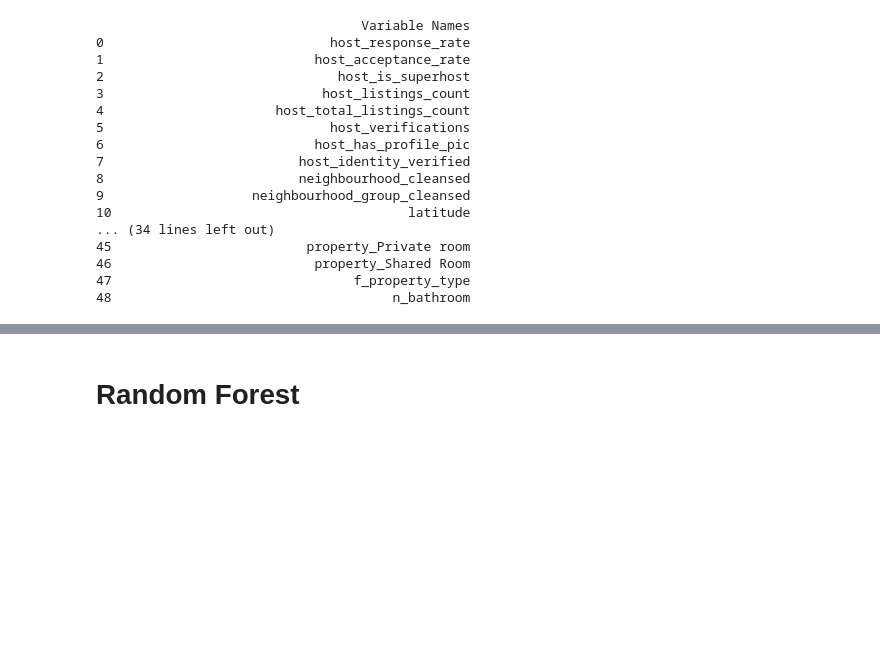
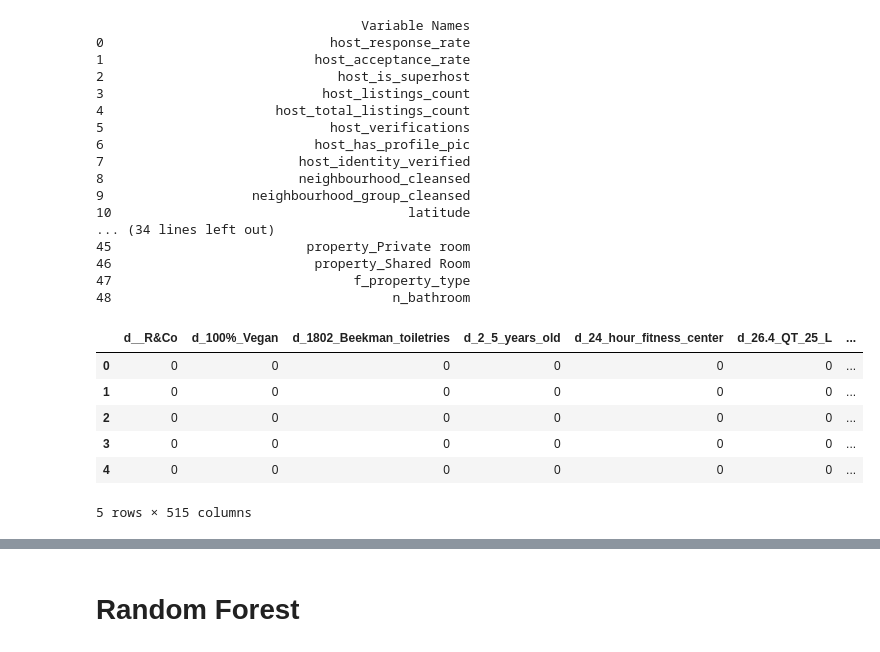
Before and after one commit to Jacopo21/AirbPrice_ML, a Jupyter notebook: vu_apr.ipynb, the cells around one changed output, grey strips where cells are left out. Drawn from its saved outputs; the diff is of its cells as text; code cells hidden in the pictures; blank space fills up the shorter version.

```diff
--- a/vu_apr.ipynb
+++ b/vu_apr.ipynb
@@ -44,6 +44,10 @@ for binary in [
 
 data_apr["f_property_type"] = data_apr["property_type"].astype("category")
 data_apr['n_bathroom'] = data_apr['bathrooms_text'].str.extract('(\d+\.?\d*)').astype(float)
+# %%
+#Assign median values to missing ones
+
+data_apr["n_review_scores_value"].fillna(data_apr["n_review_scores_value"].mean(), inplace=True)
 # %%
 variable_names = data_apr.columns.tolist()
 variable_table = pd.DataFrame(variable_names, columns=["Variable Names"])
@@ -134,3 +138,13 @@ dummies = data_apr['amenities'].str.join('|').str.get_dummies()
 dummies.columns = "d_" + dummies.columns.str.replace('/', '_').str.replace(' ', '_').str.replace('-', '_').str.replace('\\\\', '')
 
 #dummies.columns = dummies.columns.str.replace(' ', '_')
+# %%
+dummies.head()
+# %% [output]
+|  | d__R&Co | d_100%_Vegan | d_1802_Beekman_toiletries | d_2_5_years_old | d_24_hour_fitness_center | d_26.4_QT_25_L | ... |
+| 0 | 0 | 0 | 0 | 0 | 0 | 0 | ... |
+| 1 | 0 | 0 | 0 | 0 | 0 | 0 | ... |
+| 2 | 0 | 0 | 0 | 0 | 0 | 0 | ... |
+| 3 | 0 | 0 | 0 | 0 | 0 | 0 | ... |
+| 4 | 0 | 0 | 0 | 0 | 0 | 0 | ... |
+5 rows × 515 columns
```
Also changed, not shown: parts of 3 cells of this notebook.
